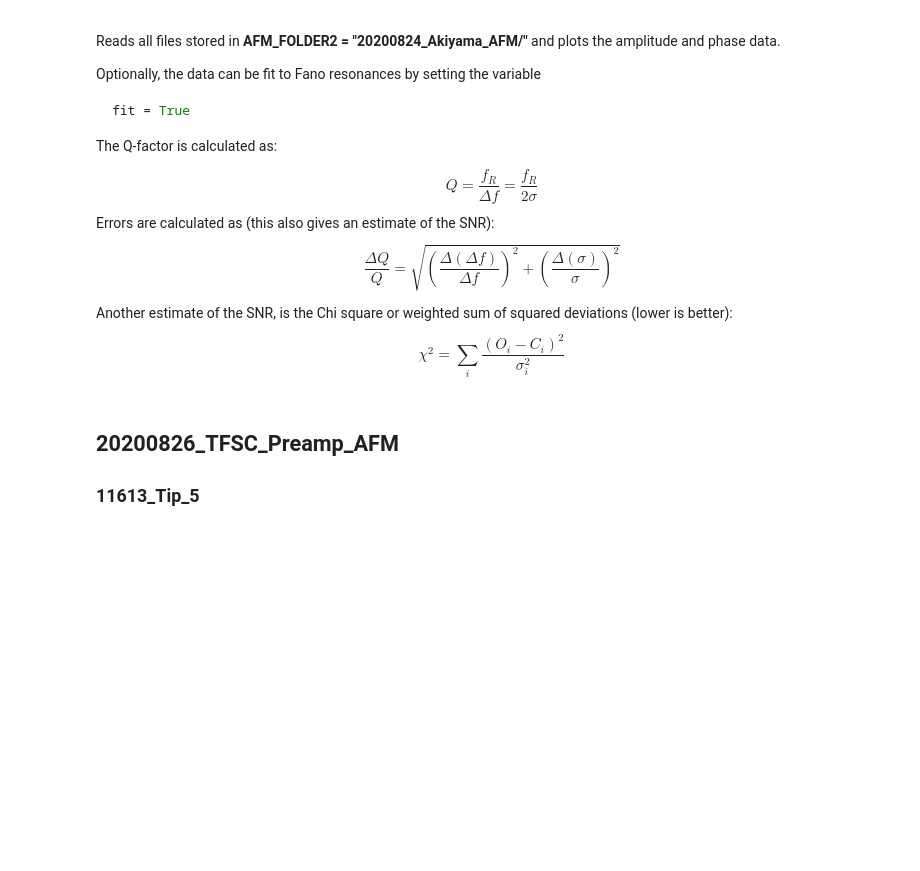
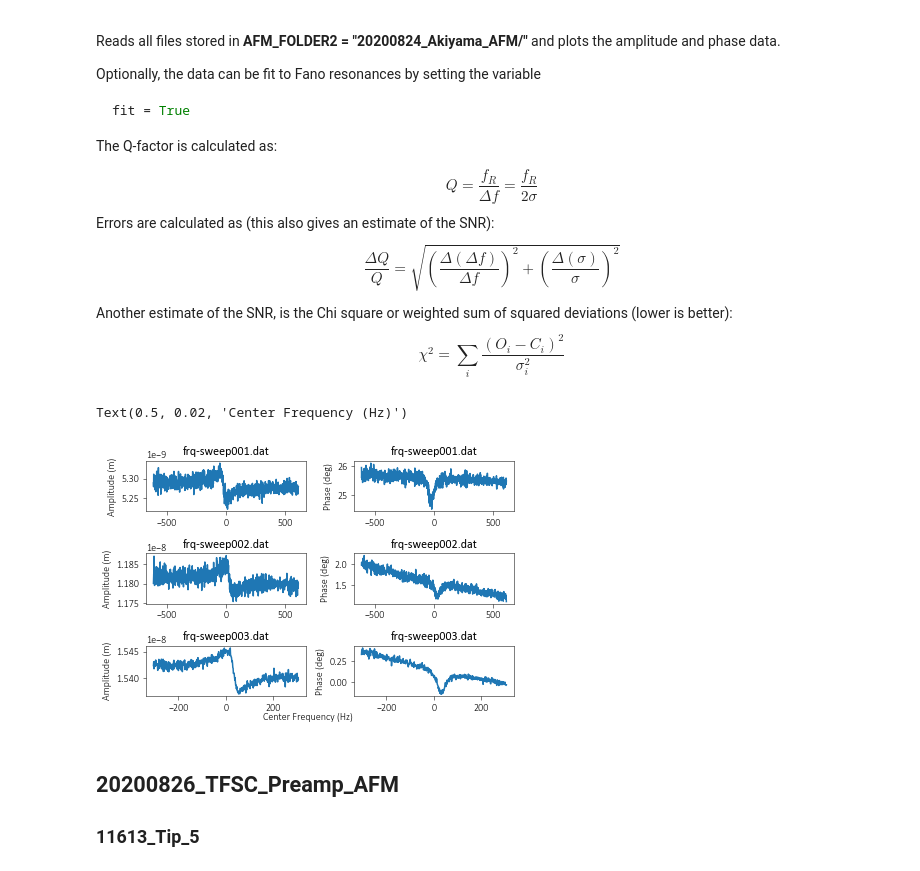
Before and after one commit to dineshpinto/qudi-hira-analysis, a Jupyter notebook: develop/20200818_Akiyama_AFM.ipynb, the cells around one changed output. Saved outputs shown, nothing was run; the diff lists cells and outputs as text; code cells hidden in the pictures; blank space fills up the shorter version.

```diff
--- a/develop/20200818_Akiyama_AFM.ipynb
+++ b/develop/20200818_Akiyama_AFM.ipynb
@@ -114,9 +132,9 @@ $$ \frac{\Delta Q}{Q} = \sqrt{ \left( \frac{\Delta (\Delta f)}{\Delta f} \right)
 Another estimate of the SNR, is the Chi square or weighted sum of squared deviations (lower is better):
 $$ \chi^2 = \sum_{i} {\frac{(O_i - C_i)^2}{\sigma_i^2}} $$
 # %%
-%matplotlib widget
+%matplotlib inline
 
-fit = True    # Setting to True will take slightly longer due to the fitting protocols
+fit = False    # Setting to True will take slightly longer due to the fitting protocols
 
 files = []
 for file in os.listdir("../../Data/" + AFM_FOLDER2):
@@ -124,33 +142,36 @@ for file in os.listdir("../../Data/" + AFM_FOLDER2):
         files.append(file)
 
 fig, ax = plt.subplots(nrows=len(files), ncols=2)
 
 for idx, file in enumerate(files):
     params, data = sio.read_dat(AFM_FOLDER2 + file)
     freq_shift = data["Frequency Shift (Hz)"]
     amplitude = data["Amplitude (m)"]
     phase = data["Phase (deg)"]
 
     ax[idx, 0].plot(freq_shift, amplitude)
     ax[idx, 0].set_ylabel(data.columns[2])
     ax[idx, 0].set_title(file)
 
     ax[idx, 1].plot(freq_shift, phase)
     ax[idx, 1].set_ylabel(data.columns[3])
     ax[idx, 1].set_title(file)
 
     if fit:
         fano1 = sft.fit_fano(freq_shift, amplitude)
         q_factor = (params["Center Frequency (Hz)"] + fano1.params["center"].value) / (2 * fano1.params["sigma"].value)
         q_factor_err = q_factor * np.sqrt((fano1.params["center"].stderr/fano1.params["center"].value)**2 + (fano1.params["sigma"].stderr/fano1.params["sigma"].value)**2)
         ax[idx, 0].plot(freq_shift, fano1.best_fit, label="Q={:.0f}$\pm{:.0f}$".format(q_factor, q_factor_err))
         ax[idx, 0].legend()
         fano2 = sft.fit_fano(freq_shift, phase, linear_offset=True)
         ax[idx, 1].plot(freq_shift, fano2.best_fit)
         print("chi-square ({}) = {:.2e}".format(file, fano1.chisqr))
 
 fig.tight_layout()
 fig.text(0.5, 0.02, data.columns[1], ha='center', va='center')
+# %% [output]
+Text(0.5, 0.02, 'Center Frequency (Hz)')
+[figure, added]
 # %% [markdown]
 ## 20200826_TFSC_Preamp_AFM
 ### 11613_Tip_5
```
Also changed, not shown: parts of 7 cells of this notebook, 2 other files.
